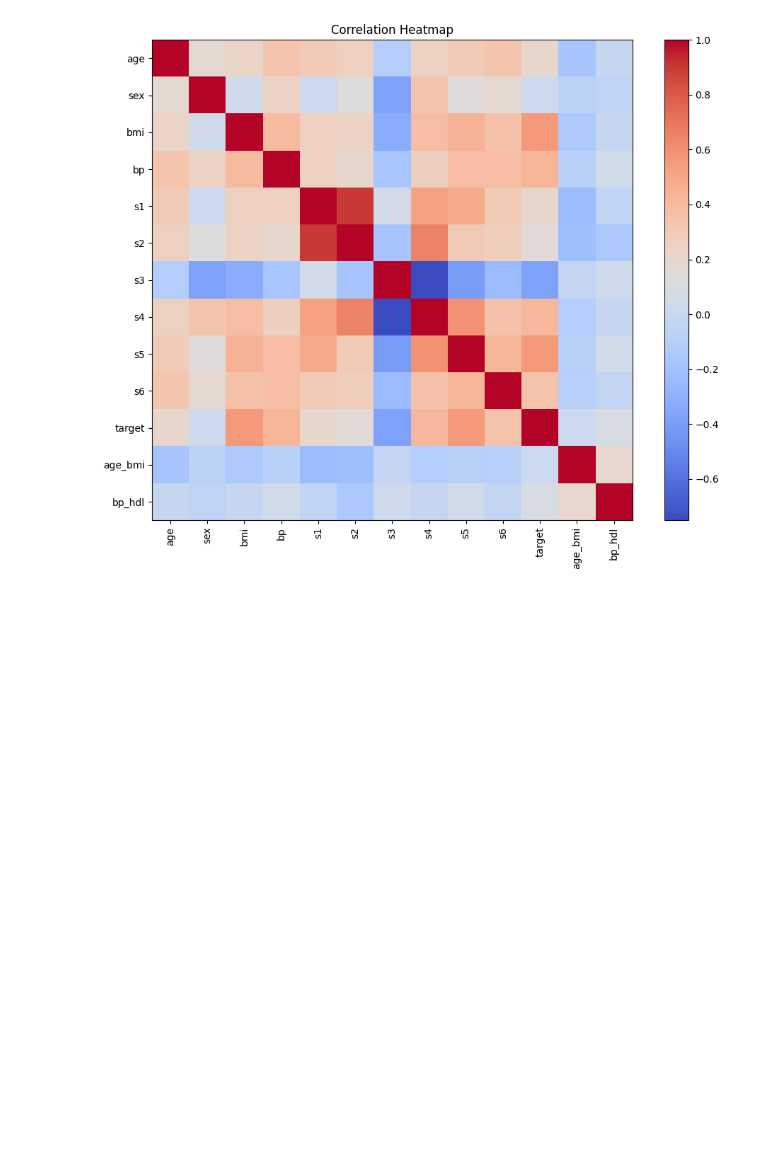
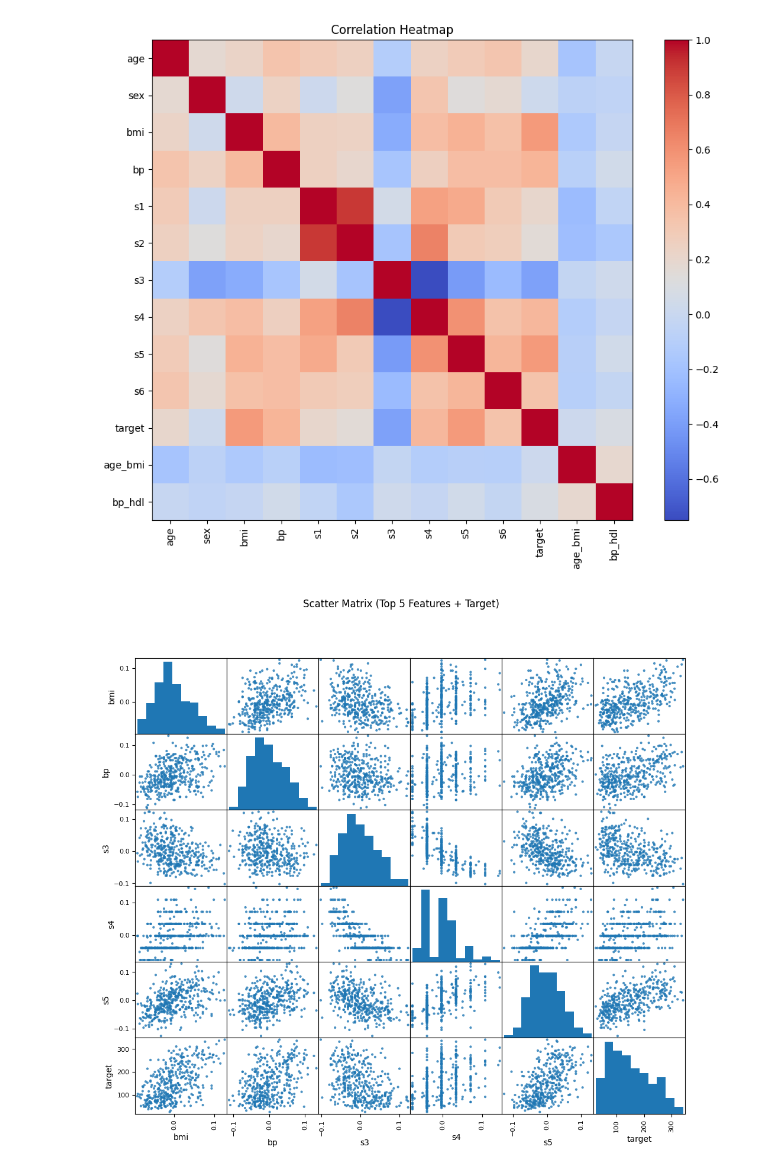
Before and after one commit to kk23mm14-source/pynotes-kranti, a Jupyter notebook: notebooks/kranti/sample.ipynb, the cells around one changed output. Saved outputs shown, nothing was run; the diff lists cells and outputs as text; code cells hidden in the pictures; blank space fills up the shorter version.

```diff
--- a/notebooks/kranti/sample.ipynb
+++ b/notebooks/kranti/sample.ipynb
@@ -110,3 +110,10 @@ plt.tight_layout()
 plt.show()
 # %% [output]
 [figure]
+# %%
+from pandas.plotting import scatter_matrix
+scatter_matrix(df[selected_features.tolist() + ['target']], figsize=(12, 10), alpha=0.8, diagonal='hist')
+plt.suptitle("Scatter Matrix (Top 5 Features + Target)")
+plt.show()
+# %% [output]
+[figure, added]
```
Also changed, not shown: 6 other files.
